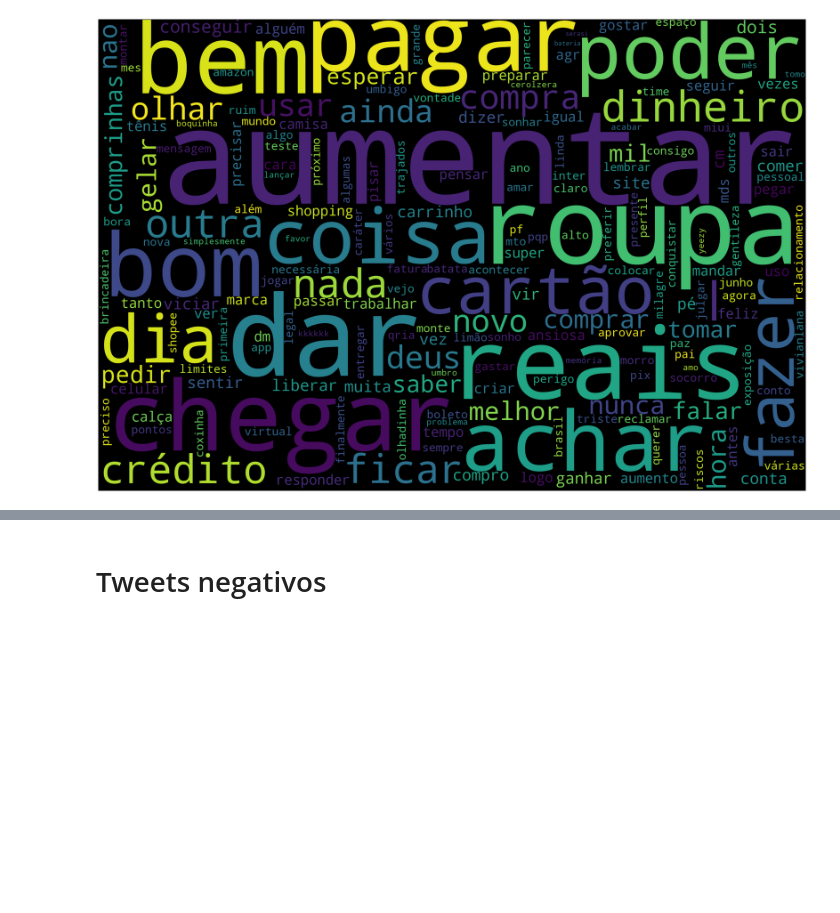
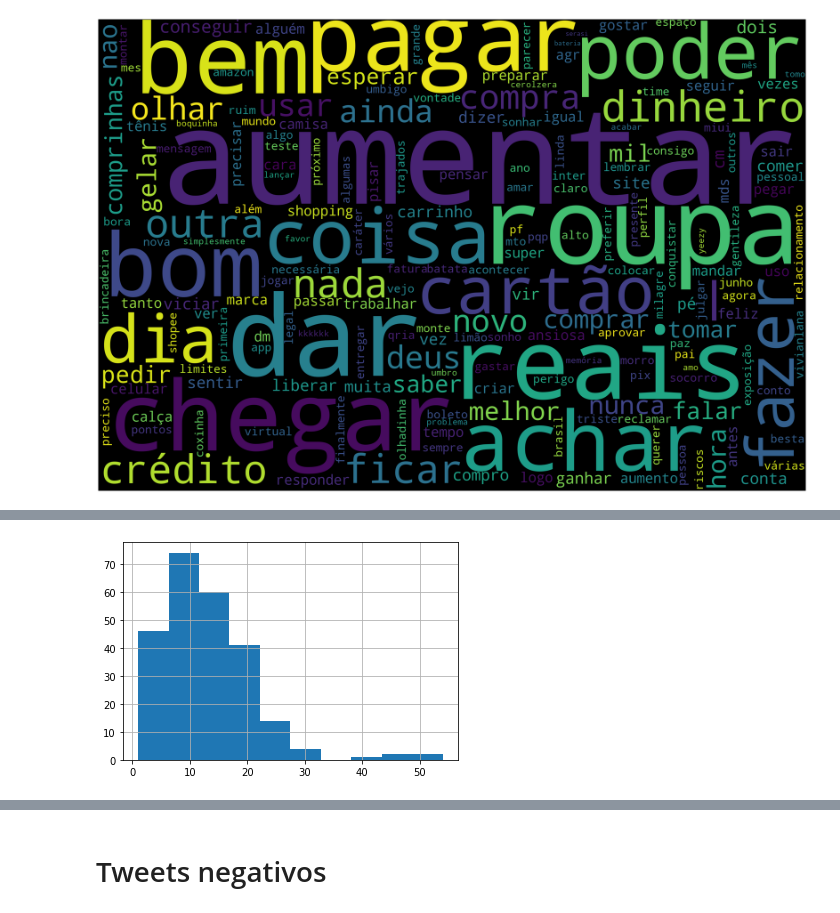
Before and after one commit to empatwi/exploratory-analysis, a Jupyter notebook: preprocessing.ipynb, the cells around one changed output, grey strips where cells are left out. Drawn from its saved outputs; the diff is of its cells as text; code cells hidden in the pictures; blank space fills up the shorter version.

```diff
--- a/preprocessing.ipynb
+++ b/preprocessing.ipynb
@@ -234,0 +255,4 @@ wordcloud_pos.to_file("img/pos_wordcloud.png")
+# %%
+plot_word_number_histogram(df_positive['tweet_content'])
+# %% [output]
+[figure, added]
```
Also changed, not shown: parts of 8 cells of this notebook.
